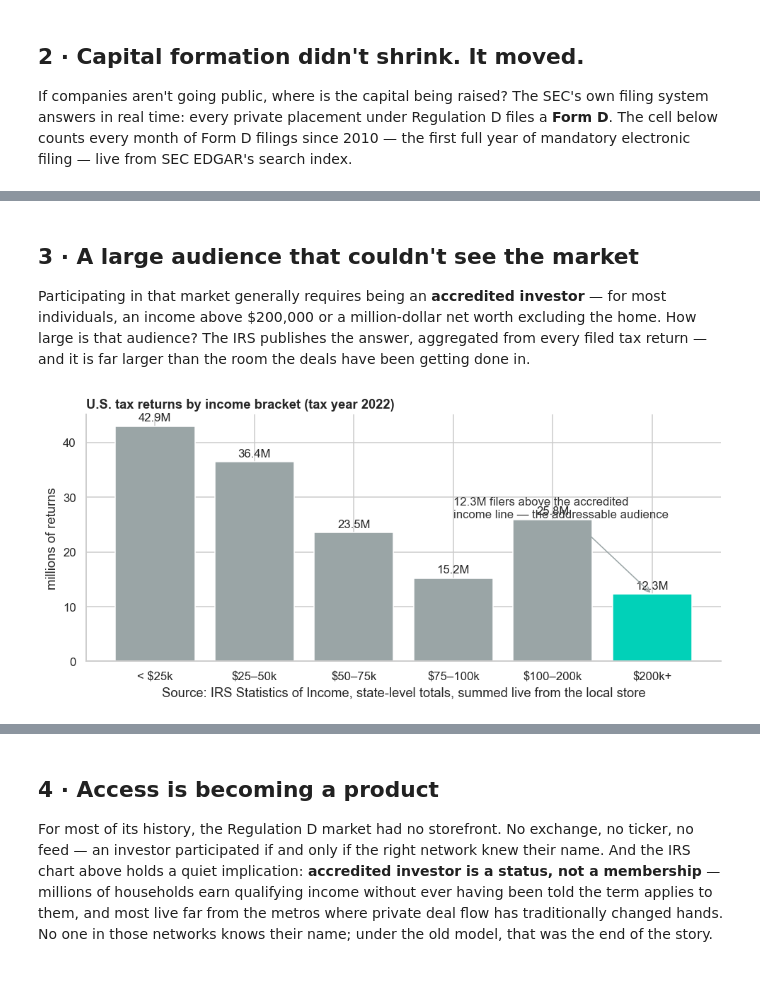
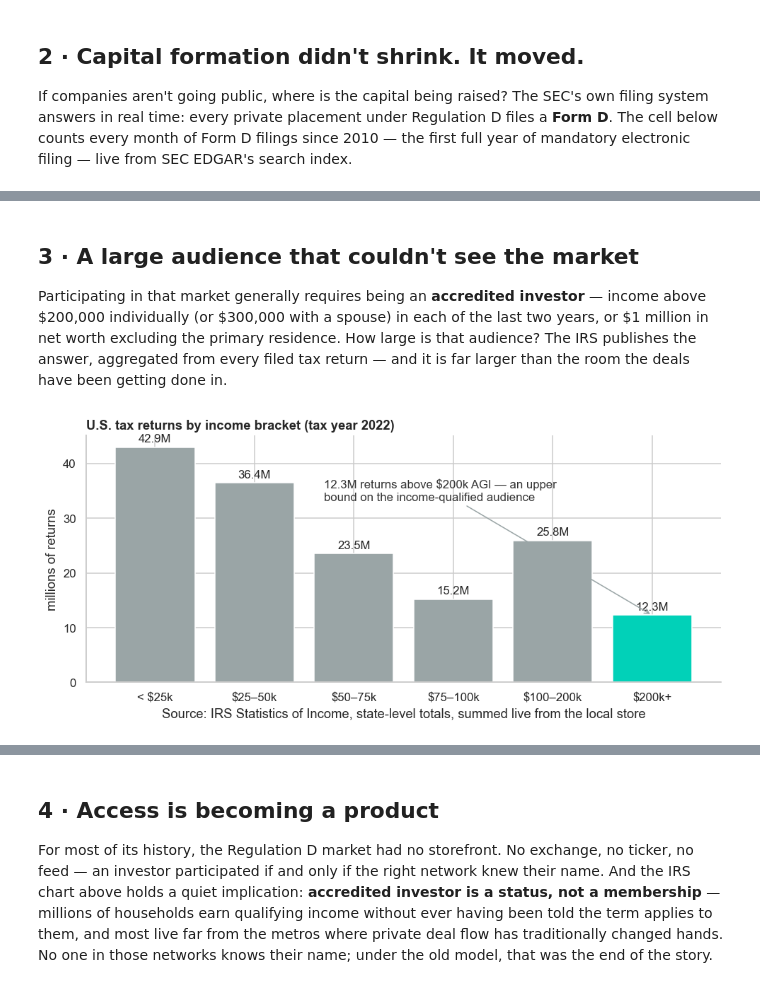
Before and after one commit to StartEngine/private-markets-research, a Jupyter notebook: private_markets.ipynb, the cells around one changed output, grey strips where cells are left out. Drawn from its saved outputs; the diff is of its cells as text; code cells hidden in the pictures.

```diff
--- a/private_markets.ipynb
+++ b/private_markets.ipynb
@@ -232,34 +218,35 @@ pd.DataFrame(rows)
 ## 3 · A large audience that couldn't see the market
 
 Participating in that market generally requires being an
-**accredited investor** — for most individuals, an income above \$200,000 or a
-million-dollar net worth excluding the home. How large is that audience? The IRS
+**accredited investor** — income above \$200,000 individually (or \$300,000 with a
+spouse) in each of the last two years, or \$1 million in net worth excluding the primary
+residence. How large is that audience? The IRS
 publishes the answer, aggregated from every filed tax return — and it is far larger than
 the room the deals have been getting done in.
 # %%
 con = sqlite3.connect(SOI_DB)
 brackets = pd.read_sql_query(
     "SELECT agi_stub, SUM(n1) AS returns FROM soi WHERE zipcode='00000' GROUP BY agi_stub", con)
 con.close()
 bracket_labels = ["< $25k", "$25–50k", "$50–75k", "$75–100k", "$100–200k", "$200k+"]
 total_returns = brackets["returns"].sum()
 over = int(brackets.loc[brackets.agi_stub == 6, "returns"].iloc[0])
 share = over / total_returns * 100
 
 fig, ax = plt.subplots(figsize=(9, 4.2))
 colors = [DIM] * 5 + [ACCENT]
 bars = ax.bar(bracket_labels, brackets["returns"] / 1e6, color=colors)
 ax.bar_label(bars, fmt="%.1fM", padding=3)
 ax.set_title("U.S. tax returns by income bracket (tax year 2022)", loc="left", fontweight="bold")
 ax.set_ylabel("millions of returns")
 ax.set_xlabel("Source: IRS Statistics of Income, state-level totals, summed live from the local store")
-ax.annotate(f"{over/1e6:.1f}M filers above the accredited\nincome line — the addressable audience",
-            xy=(5, over / 1e6), xytext=(3.0, over / 1e6 + 14),
+ax.annotate(f"{over/1e6:.1f}M returns above \$200k AGI — an upper\nbound on the income-qualified audience",
+            xy=(5, over / 1e6), xytext=(1.7, over / 1e6 + 21),
             arrowprops=dict(arrowstyle="->", color=DIM), color="#333")
 plt.tight_layout(); plt.show()
 
-callout(f"{over/1e6:.1f} million U.S. tax returns — {share:.1f}% of all filers — show income "
-        f"above the $200k accreditation line. That is the audience, before counting "
-        f"net-worth qualification.")
+callout(f"{over/1e6:.1f} million U.S. tax returns — {share:.1f}% of all filers — show AGI above "
+        f"$200k: a rough upper bound on the income-qualified audience (joint returns include "
+        f"couples who qualify only above $300k), before counting net-worth qualification.")
 # %% [output]
-[figure, old version]
+[figure, new version]
```
Also changed, not shown: parts of 12 cells of this notebook, 1 other file.
